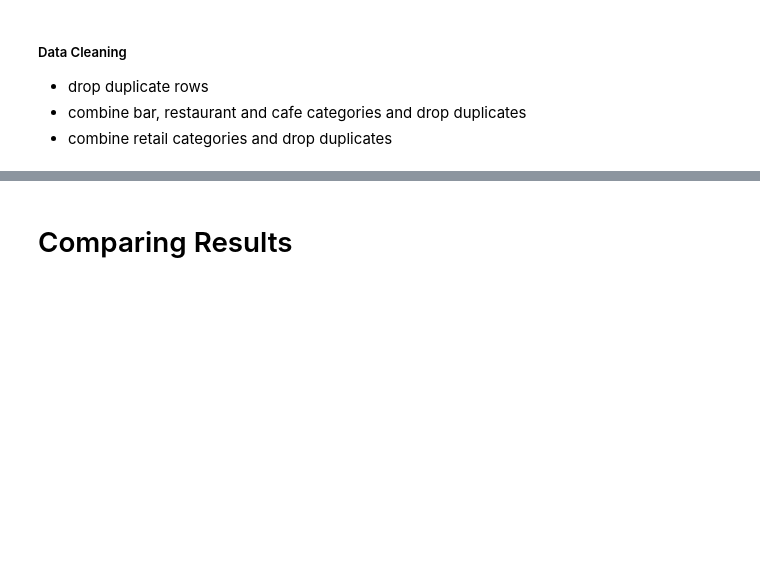
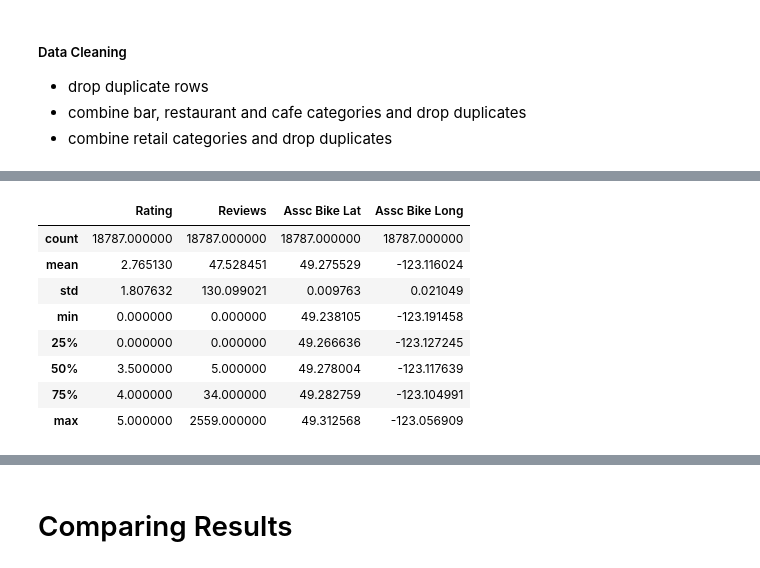
Before and after one commit to btmarsh6/Statistical-Modeling-Project, a Jupyter notebook: notebooks/yelp_foursquare_EDA.ipynb, the cells around one changed output, grey strips where cells are left out. Saved outputs shown, nothing was run; the diff lists cells and outputs as text; code cells hidden in the pictures; blank space fills up the shorter version.

Commit message:
Cleaned Yelp df and exported clean df to csv. Answered last questions on yelp foursq EDA notebook.

```diff
--- a/notebooks/yelp_foursquare_EDA.ipynb
+++ b/notebooks/yelp_foursquare_EDA.ipynb
@@ -315,3 +315,7 @@ yelp_df.to_csv('yelp_df', index=False)
 * drop duplicate rows
 * combine bar, restaurant and cafe categories and drop duplicates
 * combine retail categories and drop duplicates
+# %%
+yelp_df_dupes = yelp_df.copy()
+yelp_df_dupes.drop_duplicates(inplace=True)
+yelp_df_dupes.shape
@@ -317,0 +324,10 @@ yelp_df.to_csv('yelp_df', index=False)
+# %%
+print(yelp_df_dupes['Category'].value_counts())
+bar_filter = yelp_df_dupes['Category'] == 'Bars'
+rest_filter = yelp_df_dupes['Category'] == 'Restaurants'
+cafe_filter = yelp_df_dupes['Category'] == 'Cafes'
+
+yelp_df_dupes['Category'] = np.where((bar_filter | rest_filter | cafe_filter), 'Bars, Restaurants & Cafes', yelp_df_dupes['Category'])
+yelp_df_dupes.drop_duplicates(inplace=True)
+print(yelp_df_dupes.shape)
+print(yelp_df_dupes['Category'].value_counts())
@@ -317,0 +352,10 @@ yelp_df.to_csv('yelp_df', index=False)
+# %%
+retail_filter1 = yelp_df_dupes['Category'] == 'Retail (Clothing)'
+retail_filter2 = yelp_df_dupes['Category'] == 'Retail (Other goods)'
+retail_filter3 = yelp_df_dupes['Category'] == 'Retail (Food/Bev)'
+retail_filter4 = yelp_df_dupes['Category'] == 'Drug and Convenience Stores'
+
+yelp_df_dupes['Category'] = np.where((retail_filter1 | retail_filter2 | retail_filter3 | retail_filter4), 'Retail', yelp_df_dupes['Category'])
+yelp_df_dupes.drop_duplicates(inplace=True)
+print(yelp_df_dupes.shape)
+print(yelp_df_dupes['Category'].value_counts())
@@ -317,0 +371,3 @@ yelp_df.to_csv('yelp_df', index=False)
+# %%
+yelp_df = yelp_df_dupes.copy()
+del yelp_df_dupes
@@ -317,0 +376,12 @@ yelp_df.to_csv('yelp_df', index=False)
+# %%
+yelp_df.describe()
+# %% [output]
+|  | Rating | Reviews | Assc Bike Lat | Assc Bike Long |
+| count | 18787.000000 | 18787.000000 | 18787.000000 | 18787.000000 |
+| mean | 2.765130 | 47.528451 | 49.275529 | -123.116024 |
+| std | 1.807632 | 130.099021 | 0.009763 | 0.021049 |
+| min | 0.000000 | 0.000000 | 49.238105 | -123.191458 |
+| 25% | 0.000000 | 0.000000 | 49.266636 | -123.127245 |
+| 50% | 3.500000 | 5.000000 | 49.278004 | -123.117639 |
+| 75% | 4.000000 | 34.000000 | 49.282759 | -123.104991 |
+| max | 5.000000 | 2559.000000 | 49.312568 | -123.056909 |
```
Also changed, not shown: parts of 7 cells of this notebook, 1 other file.
